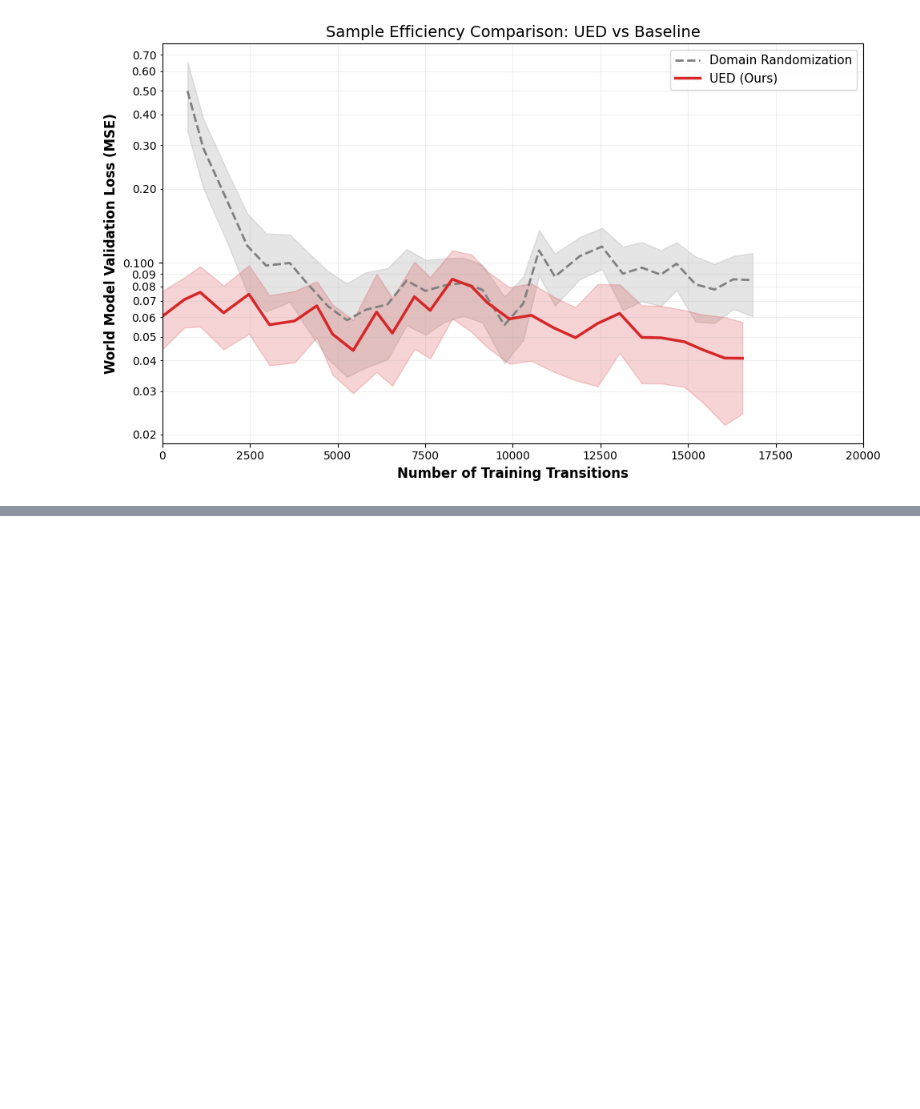
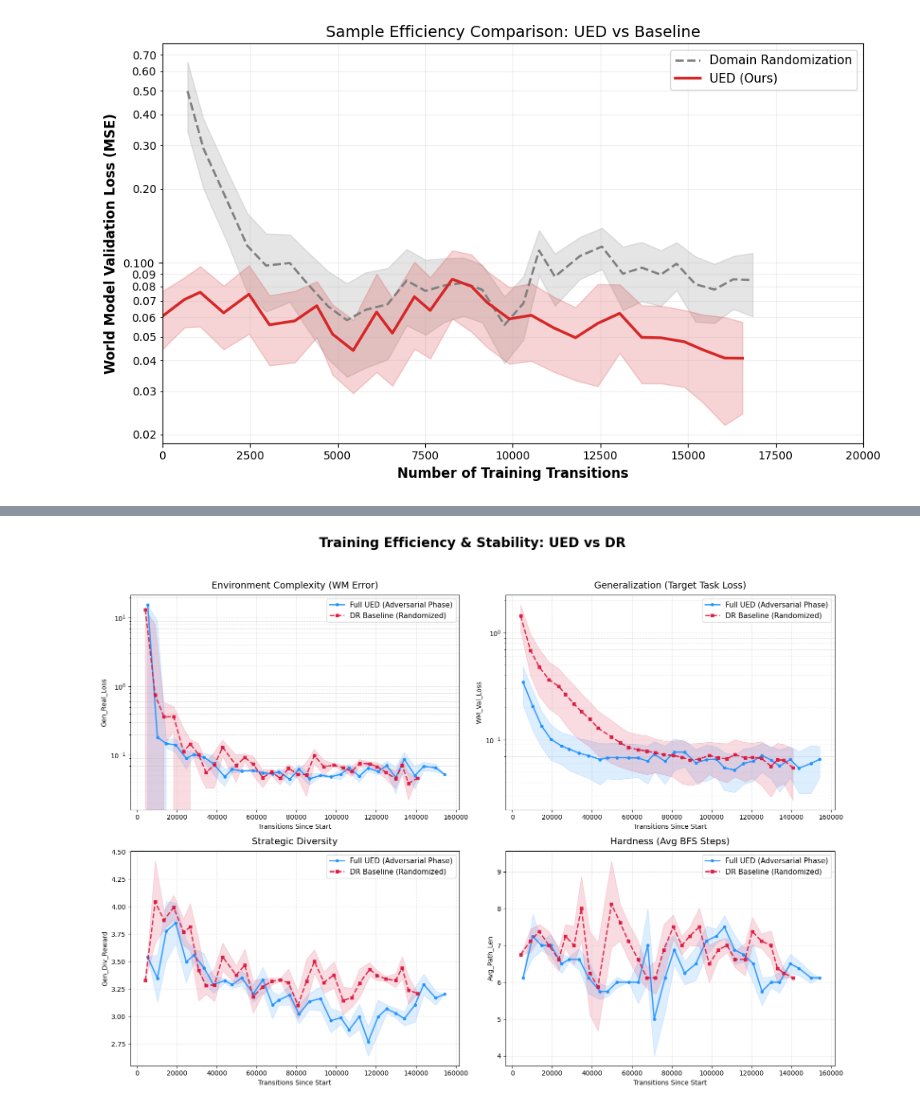
Before and after one commit to Sveali41/curriculum_world_model_learning, a Jupyter notebook: trainer/experiments_visualization.ipynb, the cells around one changed output, grey strips where cells are left out. Cells and saved outputs as stored; diff of their text form; code cells hidden in the pictures; blank space fills up the shorter version.

```diff
--- a/trainer/experiments_visualization.ipynb
+++ b/trainer/experiments_visualization.ipynb
@@ -1156,0 +1167,99 @@ plot_ablation_comparison_notebook(f_full, f_nodiv, f_nohist, f_nosol, start_iter
+# %%
+import pandas as pd
+import matplotlib.pyplot as plt
+import os
+import numpy as np
+
+def plot_ued_vs_dr_comparison(ued_path, dr_path, ued_warmup=10, window=3):
+    """
+    对比 UED 和 DR 的学习表现，并增加波动阴影。
+    - window: 滑动窗口大小，用于计算非原生 Std 指标的波动阴影。
+    """
+
+    paths = {
+        "Full UED (Adversarial Phase)": (ued_path, "dodgerblue", "o", "-", ued_warmup),
+        "DR Baseline (Randomized)": (dr_path, "crimson", "s", "--", 0),
+    }
+
+    dfs = {}
+    for label, (p, color, marker, style, warmup_limit) in paths.items():
+        if not os.path.exists(p) and os.path.exists("trainer/" + p):
+            p = "trainer/" + p
+
+        if os.path.exists(p):
+            df = pd.read_csv(p)
+
+            # 计算累计数据量
+            if "New_Data_Size" in df.columns:
+                 raw_cumsum = df["New_Data_Size"].cumsum()
+            else:
+                 raw_cumsum = df["Iter"] * 1200
+
+            # 归零偏移量计算
+            if warmup_limit > 0:
+                offset_series = raw_cumsum[df["Iter"] == warmup_limit]
+                offset = offset_series.iloc[0] if not offset_series.empty else 0
+            else:
+                offset = 0
+
+            df["Cumulative_Samples"] = raw_cumsum - offset
+            df = df[df["Iter"] > warmup_limit].copy() # 必须 copy 以便后续增加列
+
+            if len(df) > 0:
+                print(f"Loaded {label}: {len(df)} rows.")
+                dfs[label] = df
+        else:
+            print(f"[Warning] File not found: {p}")
+
+    if not dfs: return
+
+    # 定义展示指标与对应的 Std 列（如果有的话）
+    # 格式: (原列名, 标题, 是否用log, 对应的 std 列名)
+    metrics = [
+        ("Gen_Real_Loss", "Environment Complexity (WM Error)", True, None),
+        ("WM_Val_Loss", "Generalization (Target Task Loss)", True, "WM_Val_Std"),
+        ("Gen_Div_Reward", "Strategic Diversity", False, None),
+        ("Avg_Path_Len", "Hardness (Avg BFS Steps)", False, None)
+    ]
+
+    fig, axes = plt.subplots(2, 2, figsize=(16, 12))
+    fig.suptitle(f"Training Efficiency & Stability: UED vs DR", fontsize=20, fontweight='bold', y=0.98)
+
+    for i, (col, title, use_log, std_col) in enumerate(metrics):
+        ax = axes[i // 2, i % 2]
+        for label, df in dfs.items():
+            if col in df.columns:
+                _, color, marker, style, _ = paths[label]
+                x = df["Cumulative_Samples"]
+                y = df[col]
+
+                # --- 计算阴影逻辑 ---
+                if std_col in df.columns and not df[std_col].isnull().all():
+                    # 如果有原生 Std（如 WM_Val_Std），直接使用
+                    std = df[std_col]
+                else:
+                    # 否则使用滑动窗口计算局部标准差来模拟波动
+                    std = df[col].rolling(window=window, center=True).std().fillna(0)
+
+                # 绘制主线
+                ax.plot(x, y, label=label, color=color, marker=marker,
+                        linestyle=style, alpha=0.9, markersize=4, linewidth=2)
+
+                # 绘制阴影 (Mean ± Std)
+                ax.fill_between(x, y - std, y + std, color=color, alpha=0.15)
+
+        ax.set_title(title, fontsize=14, pad=10)
+        ax.set_xlabel("Transitions Since Start")
+        ax.set_ylabel(col)
+        ax.legend(fontsize=11)
+        ax.grid(True, which="both", linestyle="--", alpha=0.4)
+        if use_log: ax.set_yscale("log")
+
+    plt.tight_layout(rect=[0, 0, 1, 0.95])
+    plt.show()
+
+# 执行
+f_ued = "logs/results/experiment_summary_mask3_mse_weighted.csv"
+f_dr = "logs/results_dr/experiment_summary_dr_mask_3_mse_weighted.csv"
+plot_ued_vs_dr_comparison(f_ued, f_dr, ued_warmup=10)
+# %% [output]
@@ -1156,0 +1268 @@ plot_ablation_comparison_notebook(f_full, f_nodiv, f_nohist, f_nosol, start_iter
+[figure, added]
```
Also changed, not shown: parts of 5 cells of this notebook, 18 other files.
